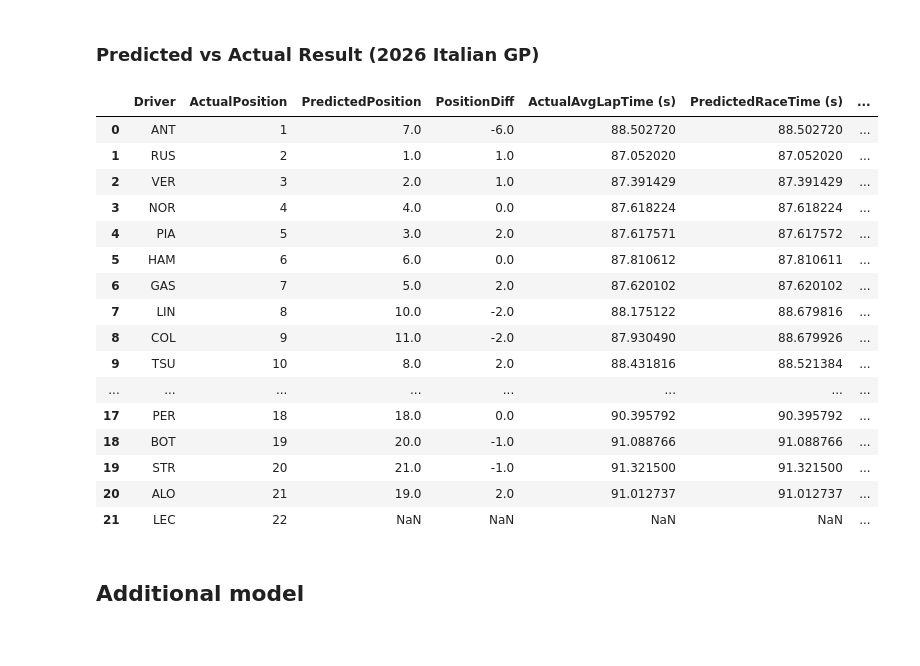
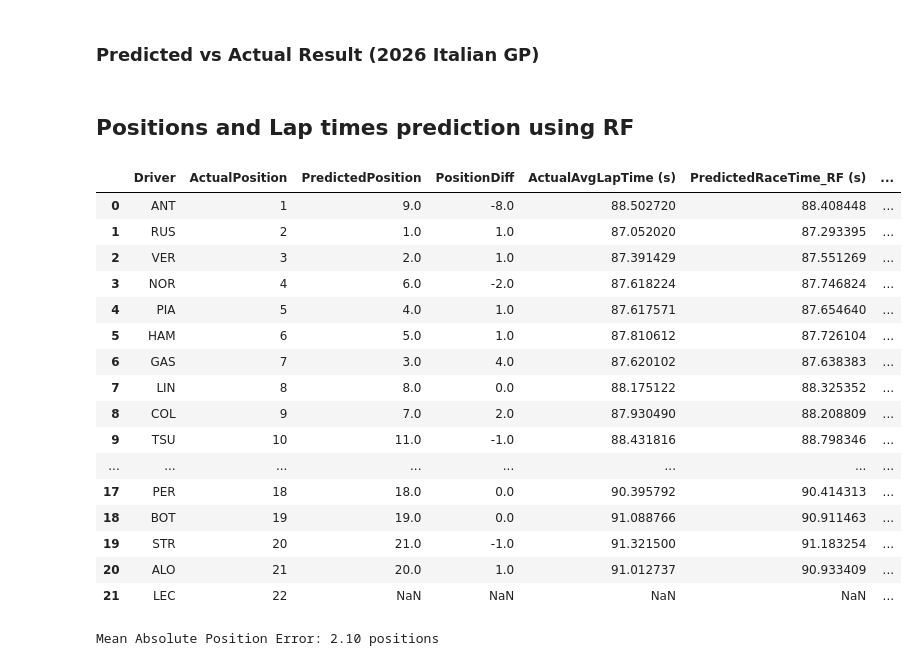
Before and after one commit to imgabrielas/F1-Enthusiast, a Jupyter notebook: Round_13_ItalianGP.ipynb, the cells around one changed output. Drawn from its saved outputs; the diff is of its cells as text; code cells hidden in the pictures.

Commit message:
lap time prediction

```diff
--- a/Round_13_ItalianGP.ipynb
+++ b/Round_13_ItalianGP.ipynb
@@ -75,10 +75,13 @@ print(weather_data)
 # Extract the relevant weather data for the race (Sunday at 3pm local time)
 forecast_time = "2026-09-06 15:00:00"
 forecast_data = None
-for forecast in weather_data["list"]:
-    if forecast["dt_txt"] == forecast_time:
-        forecast_data = forecast
-        break
+if "list" in weather_data:
+    for forecast in weather_data["list"]:
+        if forecast["dt_txt"] == forecast_time:
+            forecast_data = forecast
+            break
+else:
+    print(f"Weather API call failed ({weather_data.get('message', weather_data)}); using default values.")
 
 if forecast_data:
     rain_probability = forecast_data["pop"]
@@ -127,6 +133,9 @@ rf = RandomForestRegressor(n_estimators=200, random_state=38)
 rf.fit(X_train, y_train)
 rf_y_pred = rf.predict(X_test)
 print(f"\n Model Error (MAE): {mean_absolute_error(y_test, rf_y_pred):.2f} seconds")
+
+# Predict race times for all drivers using the Random Forest model
+merged_data["PredictedRaceTime_RF (s)"] = rf.predict(X)
 # %% [output]
  Model Error (MAE): 0.19 seconds
 # %% [markdown]
@@ -140,44 +149,52 @@ actual_results_2026 = pd.DataFrame({
     "ActualPosition": list(range(1, 23)),
     "Status": ["Finished"] * 19 + ["DNF (26 laps)", "DNF (23 laps)", "DNF (1 lap)"]
 })
+# %% [markdown]
+## Positions and Lap times prediction using RF
 # %%
-# Predicted finishing order: rank drivers by predicted average lap time, fastest first.
+# Predicted finishing order (Random Forest ranking): rank drivers by predicted average lap time, fastest first.
 # ActualAvgLapTime (s) comes from the real race laps loaded via FastF1 (merged_data),
 # not the results page, since lapped cars there only show "+1 lap" / "+2 laps", not a time.
-predicted_ranking = race_predictions_2026[["Driver", "LapTime (s)", "PredictedRaceTime (s)"]].reset_index(drop=True)
+predicted_ranking = merged_data.sort_values("PredictedRaceTime_RF (s)")[
+    ["Driver", "LapTime (s)", "PredictedRaceTime_RF (s)"]
+].reset_index(drop=True)
 predicted_ranking = predicted_ranking.rename(columns={"LapTime (s)": "ActualAvgLapTime (s)"})
 predicted_ranking["PredictedPosition"] = predicted_ranking.index + 1
-predicted_ranking["TimeDiff (s)"] = predicted_ranking["ActualAvgLapTime (s)"] - predicted_ranking["PredictedRaceTime (s)"]
+predicted_ranking["TimeDiff (s)"] = predicted_ranking["ActualAvgLapTime (s)"] - predicted_ranking["PredictedRaceTime_RF (s)"]
 
 # Combine predicted and actual results. Left join on the actual results keeps LEC
 # in the table even though the model couldn't predict him (no clean lap data to
 # train/predict on after his lap-1 DNF) -- he just gets NaN predicted/actual values.
 results_comparison = actual_results_2026.merge(predicted_ranking, on="Driver", how="left")
 results_comparison["PositionDiff"] = results_comparison["ActualPosition"] - results_comparison["PredictedPosition"]
 
 # Order from P1 down to last classified position
 results_comparison = results_comparison[
     ["Driver", "ActualPosition", "PredictedPosition", "PositionDiff",
-     "ActualAvgLapTime (s)", "PredictedRaceTime (s)", "TimeDiff (s)", "Status"]
+     "ActualAvgLapTime (s)", "PredictedRaceTime_RF (s)", "TimeDiff (s)", "Status"]
 ].sort_values("ActualPosition").reset_index(drop=True)
 results_comparison
 # %% [output]
-|  | Driver | ActualPosition | PredictedPosition | PositionDiff | ActualAvgLapTime (s) | PredictedRaceTime (s) | ... |
-| 0 | ANT | 1 | 7.0 | -6.0 | 88.502720 | 88.502720 | ... |
-| 1 | RUS | 2 | 1.0 | 1.0 | 87.052020 | 87.052020 | ... |
-| 2 | VER | 3 | 2.0 | 1.0 | 87.391429 | 87.391429 | ... |
-| 3 | NOR | 4 | 4.0 | 0.0 | 87.618224 | 87.618224 | ... |
-| 4 | PIA | 5 | 3.0 | 2.0 | 87.617571 | 87.617572 | ... |
-| 5 | HAM | 6 | 6.0 | 0.0 | 87.810612 | 87.810611 | ... |
-| 6 | GAS | 7 | 5.0 | 2.0 | 87.620102 | 87.620102 | ... |
-| 7 | LIN | 8 | 10.0 | -2.0 | 88.175122 | 88.679816 | ... |
-| 8 | COL | 9 | 11.0 | -2.0 | 87.930490 | 88.679926 | ... |
-| 9 | TSU | 10 | 8.0 | 2.0 | 88.431816 | 88.521384 | ... |
+|  | Driver | ActualPosition | PredictedPosition | PositionDiff | ActualAvgLapTime (s) | PredictedRaceTime_RF (s) | ... |
+| 0 | ANT | 1 | 9.0 | -8.0 | 88.502720 | 88.408448 | ... |
+| 1 | RUS | 2 | 1.0 | 1.0 | 87.052020 | 87.293395 | ... |
+| 2 | VER | 3 | 2.0 | 1.0 | 87.391429 | 87.551269 | ... |
+| 3 | NOR | 4 | 6.0 | -2.0 | 87.618224 | 87.746824 | ... |
+| 4 | PIA | 5 | 4.0 | 1.0 | 87.617571 | 87.654640 | ... |
+| 5 | HAM | 6 | 5.0 | 1.0 | 87.810612 | 87.726104 | ... |
+| 6 | GAS | 7 | 3.0 | 4.0 | 87.620102 | 87.638383 | ... |
+| 7 | LIN | 8 | 8.0 | 0.0 | 88.175122 | 88.325352 | ... |
+| 8 | COL | 9 | 7.0 | 2.0 | 87.930490 | 88.208809 | ... |
+| 9 | TSU | 10 | 11.0 | -1.0 | 88.431816 | 88.798346 | ... |
 | ... | ... | ... | ... | ... | ... | ... | ... |
-| 17 | PER | 18 | 18.0 | 0.0 | 90.395792 | 90.395792 | ... |
-| 18 | BOT | 19 | 20.0 | -1.0 | 91.088766 | 91.088766 | ... |
-| 19 | STR | 20 | 21.0 | -1.0 | 91.321500 | 91.321500 | ... |
-| 20 | ALO | 21 | 19.0 | 2.0 | 91.012737 | 91.012737 | ... |
+| 17 | PER | 18 | 18.0 | 0.0 | 90.395792 | 90.414313 | ... |
+| 18 | BOT | 19 | 19.0 | 0.0 | 91.088766 | 90.911463 | ... |
+| 19 | STR | 20 | 21.0 | -1.0 | 91.321500 | 91.183254 | ... |
+| 20 | ALO | 21 | 20.0 | 1.0 | 91.012737 | 90.933409 | ... |
 | 21 | LEC | 22 | NaN | NaN | NaN | NaN | ... |
-# %% [markdown]
-## Additional model
+# %%
+# Average position error (LEC excluded -- no prediction was made for him)
+mean_abs_position_error = results_comparison["PositionDiff"].abs().mean()
+print(f"Mean Absolute Position Error: {mean_abs_position_error:.2f} positions")
+# %% [output]
+Mean Absolute Position Error: 2.10 positions
```
Also changed, not shown: parts of 6 cells of this notebook.
